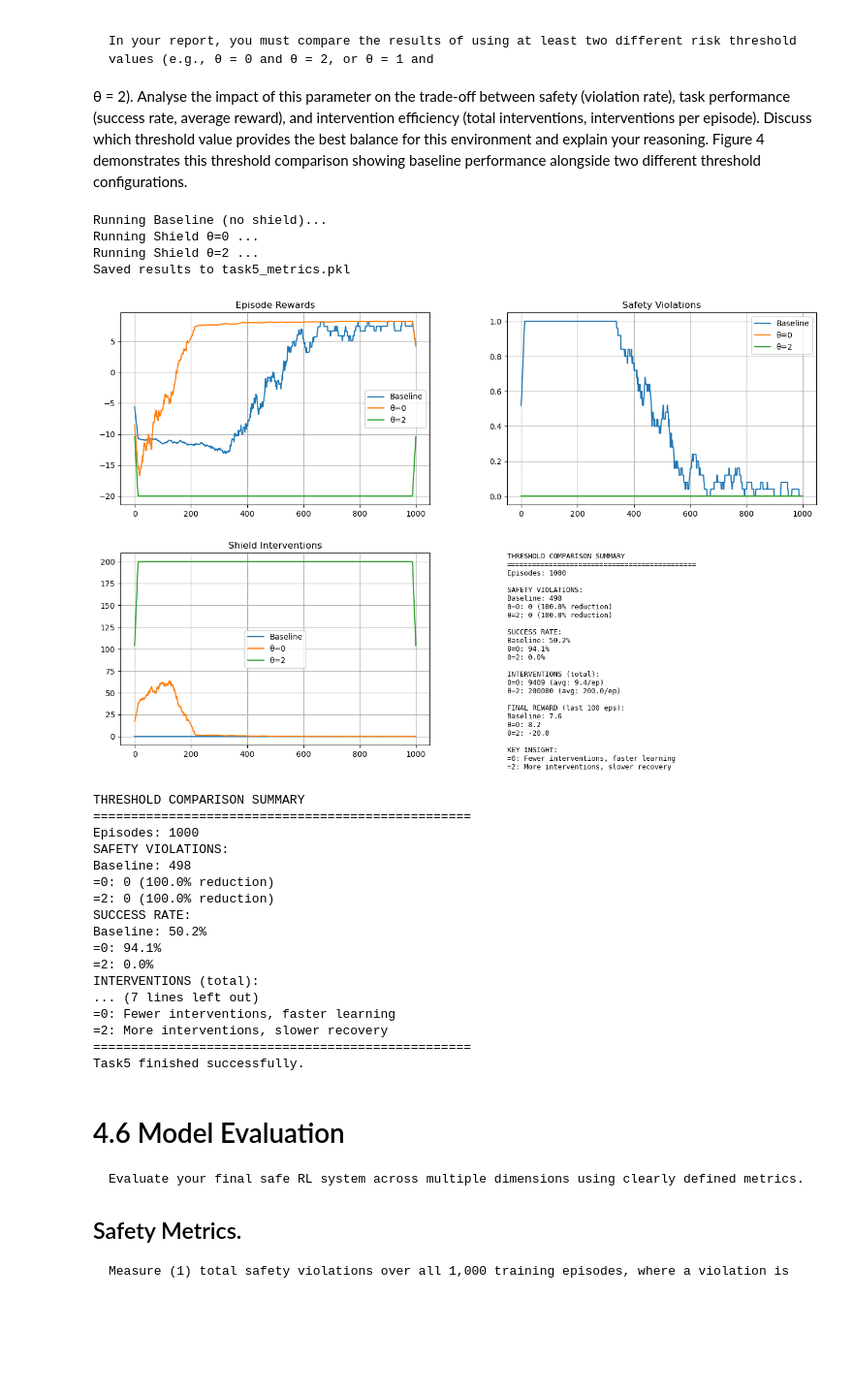
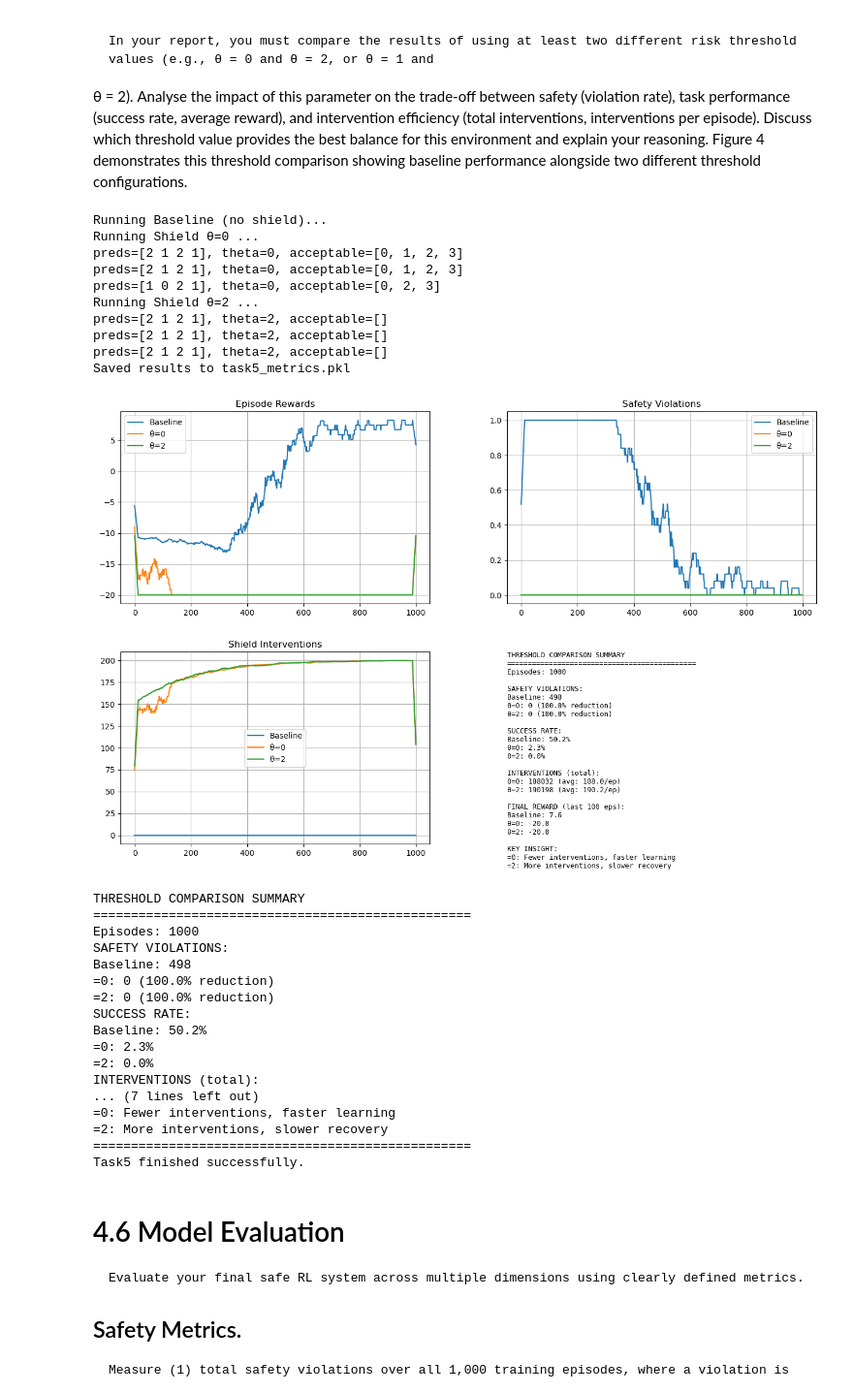
Before and after one commit to kurin0u0/9814, a Jupyter notebook: z5709922_assignment2/z5709922_assignment2.ipynb, the cells around one changed output. Shown at 97% size. Drawn from its saved outputs; the diff is of its cells as text; code cells hidden in the pictures; blank space fills up the shorter version.

```diff
--- a/z5709922_assignment2/z5709922_assignment2.ipynb
+++ b/z5709922_assignment2/z5709922_assignment2.ipynb
@@ -1308,7 +1393,7 @@ class RiskShield:
 
     def safe_action(self, state, proposed_action, q_table, theta=DEFAULT_THETA):
         preds = self.predict_classes_all_actions(state)
-        acceptable = [a for a in range(4) if preds[a] > theta]
+        acceptable = [a for a in range(4) if preds[a] >= theta]
         if preds[proposed_action] > theta:
             return proposed_action, False
         if len(acceptable) > 0:
@@ -1327,7 +1412,7 @@ class RiskShield:
         return int(best_a) if best_a is not None else proposed_action, True
 
 # -------------------------
-# Q-learning with shield
+# Q-learning with shield (改进版，含详细干预逻辑)
 # -------------------------
 def q_learning_with_shield(env, shield, theta=None,
                            episodes=EPISODES, alpha=ALPHA, gamma=GAMMA,
@@ -1345,35 +1430,76 @@ def q_learning_with_shield(env, shield, theta=None,
         steps = 0
 
         while (not done) and (steps < max_steps):
+            all_actions = list(env.ACTIONS.keys())
+
+            # --- 1. ε-greedy proposal ---
             if random.random() < eps:
-                a_prop = random.choice(list(env.ACTIONS.keys()))
+                proposed_a = random.choice(all_actions)
             else:
-                a_prop = int(np.argmax(q_table[state]))
+                proposed_a = int(np.argmax(q_table[state]))
+
+            # --- 2. Shield decision ---
             if shield is None or theta is None:
-                a_exec, intervened = a_prop, False
+                executed_a, intervened = proposed_a, False
             else:
-                a_exec, intervened = shield.safe_action(state, a_prop, q_table, theta)
+                # 计算安全分类分数
+                preds = shield.predict_classes_all_actions(state)
+                acceptable = [a for a in all_actions if preds[a] > theta]
+
+                if len(acceptable) > 0:
+                    # 从 acceptable 动作中选 Q 值最高的执行
+                    qvals = q_table.get(state, np.zeros(4))
+                    executed_a = max(acceptable, key=lambda a: (qvals[a], -DETERMINISTIC_TIE_ORDER.index(a)))
+                else:
+                    # 没有安全动作 → fallback：选择安全分数最高的动作
+                    cmax = preds.max()
+                    candidates = [a for a in all_actions if preds[a] == cmax]
+                    qvals = q_table.get(state, np.zeros(4))
+                    best_q, best_a = None, None
+                    for a in DETERMINISTIC_TIE_ORDER:
+                        if a in candidates:
+                            if best_a is None or qvals[a] > best_q:
+                                best_a = a
+                                best_q = qvals[a]
+                    executed_a = int(best_a) if best_a is not None else proposed_a
+                # 是否干预
+                intervened = (executed_a != proposed_a)
                 if intervened:
                     total_interv += 1
-            next_state, reward, done, info = env.step(a_exec)
+
+            # --- 3. 环境执行 ---
+            next_state, reward, done, info = env.step(executed_a)
             if info.get("event") == "hazard":
                 total_viol += 1
+
+            # --- 4. Q-learning 更新 ---
             q_table[next_state]
-            q_table[state][a_exec] += alpha * (reward + gamma * np.max(q_table[next_state]) - q_table[state][a_exec])
+            q_table[state][executed_a] += alpha * (
+                reward + gamma * np.max(q_table[next_state]) - q_table[state][executed_a]
+            )
+
             state = next_state
             total_reward += reward
             steps += 1
+
+        # --- 5. 记录 ---
         returns.append(total_reward)
         violations.append(total_viol)
         interventions.append(total_interv)
         successes.append(1 if info.get("event") == "goal" else 0)
+
         eps = max(eps_min, eps * eps_decay)
 
-    metrics = {"returns": np.array(returns),
-               "violations": np.array(violations),
-               "interventions": np.array(interventions),
-               "successes": np.array(successes)}
+    metrics = {
+        "returns": np.array(returns),
+        "violations": np.array(violations),
+        "interventions": np.array(interventions),
+        "successes": np.array(successes)
+    }
+
+
     return dict(q_table), metrics  # convert defaultdict -> dict for pickle
+
 
 # -------------------------
 # Run experiments
@@ -1540,35 +1666,40 @@ def print_threshold_summary(results):
     print(f"Baseline: {rb:.1f}")
     print(f"=0: {r0:.1f}")
     print(f"=2: {r2:.1f}")
 
     insight = "=0: Fewer interventions, faster learning\n=2: More interventions, slower recovery"
     print("KEY INSIGHT:")
     print(insight)
     print("=" * 50)
 
 
 # -------------------------
 # Main
 # -------------------------
 if __name__ == "__main__":
     try:
         env
     except NameError:
-        from safegrid import SafeGridWorld
         env = SafeGridWorld(random_start=True)
 
     danger_map = load_danger_map(DATA_PKL)
     feature_fn = make_feature_fn(env, danger_map)
     results = run_all(env, feature_fn)
     plot_summary(results)
     print_threshold_summary(results)
     print("Task5 finished successfully.")
 # %% [output]
 Running Baseline (no shield)...
 Running Shield θ=0 ...
+preds=[2 1 2 1], theta=0, acceptable=[0, 1, 2, 3]
+preds=[2 1 2 1], theta=0, acceptable=[0, 1, 2, 3]
+preds=[1 0 2 1], theta=0, acceptable=[0, 2, 3]
 Running Shield θ=2 ...
+preds=[2 1 2 1], theta=2, acceptable=[]
+preds=[2 1 2 1], theta=2, acceptable=[]
+preds=[2 1 2 1], theta=2, acceptable=[]
 Saved results to task5_metrics.pkl
-[figure, old version]
+[figure, new version]
 THRESHOLD COMPARISON SUMMARY
 ==================================================
 Episodes: 1000
@@ -1578,7 +1709,7 @@ Baseline: 498
 =2: 0 (100.0% reduction)
 SUCCESS RATE:
 Baseline: 50.2%
-=0: 94.1%
+=0: 2.3%
 =2: 0.0%
 INTERVENTIONS (total):
 ... (7 lines left out)
```
Also changed, not shown: parts of 3 cells of this notebook, 11 other files.
